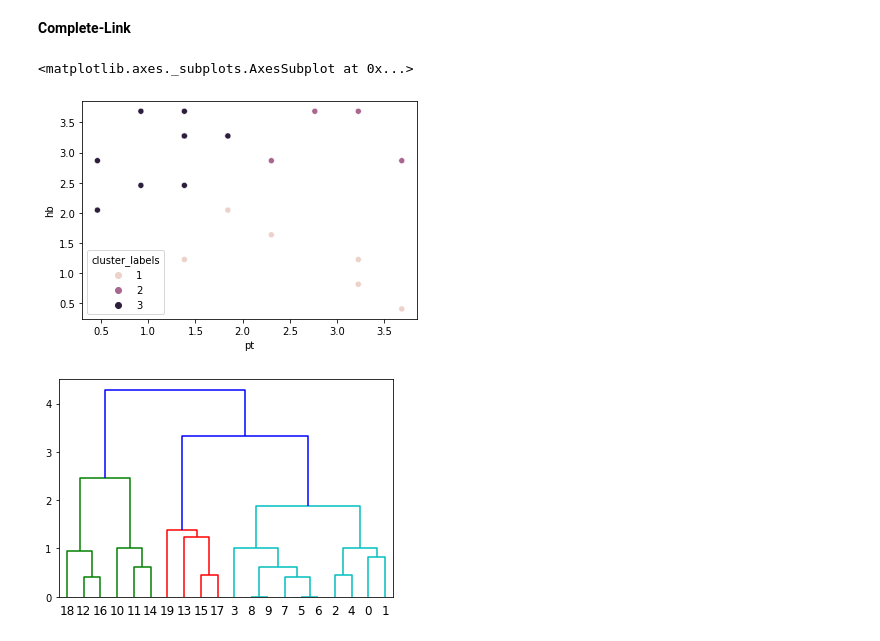
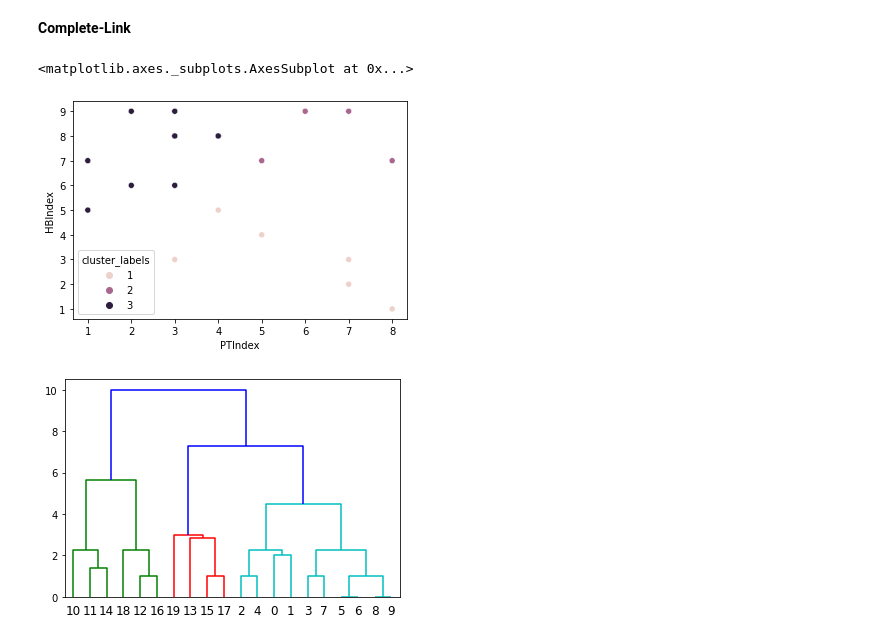
Before and after one commit to AbrahamKong/CMPE256-Starbucks_Hot_Beverages_Cluster_Assignment, a Jupyter notebook: CMPE_256_Starbucks_Hot_Beverages_Cluster_Assignment.ipynb, the cells around one changed output. Drawn from its saved outputs; the diff is of its cells as text; code cells hidden in the pictures.

```diff
--- a/CMPE_256_Starbucks_Hot_Beverages_Cluster_Assignment.ipynb
+++ b/CMPE_256_Starbucks_Hot_Beverages_Cluster_Assignment.ipynb
@@ -60,15 +60,15 @@ dn2 = dendrogram(distance_matrix)
 # %% [markdown]
 **Complete-Link**
 # %%
-distance_matrix = linkage(points[['pt', 'hb']], method='complete', metric='euclidean')
+distance_matrix = linkage(points[['PTIndex', 'HBIndex']], method='complete', metric='euclidean')
 
 points['cluster_labels'] = fcluster(distance_matrix, 3, criterion='maxclust')
 
-sns.scatterplot(x = 'pt', y = 'hb', hue='cluster_labels', data=points)
+sns.scatterplot(x = 'PTIndex', y = 'HBIndex', hue='cluster_labels', data=points)
 # %% [output]
 <matplotlib.axes._subplots.AxesSubplot at 0x...>
-[figure, old version]
+[figure, new version]
 # %%
 dn3 = dendrogram(distance_matrix)
 # %% [output]
-[figure, old version]
+[figure, new version]
```
Also changed, not shown: parts of 1 cell of this notebook.
